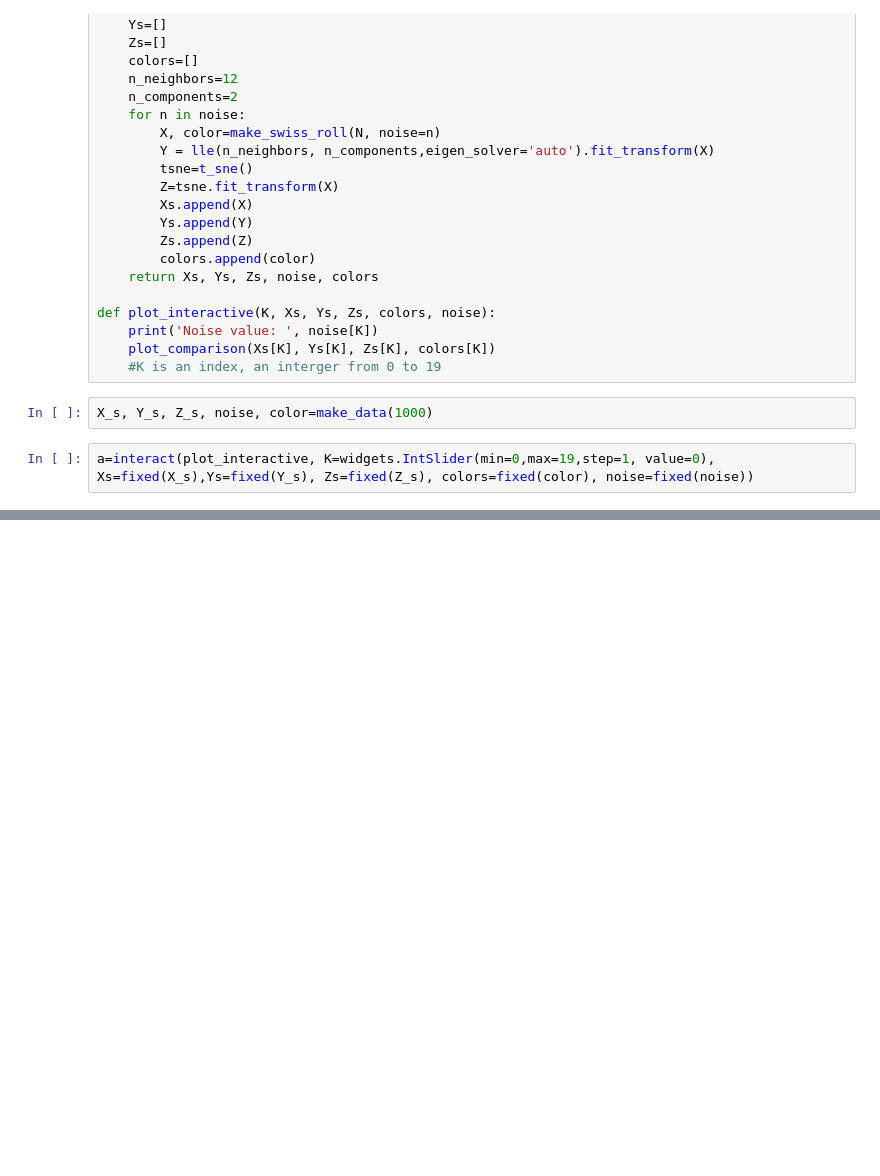
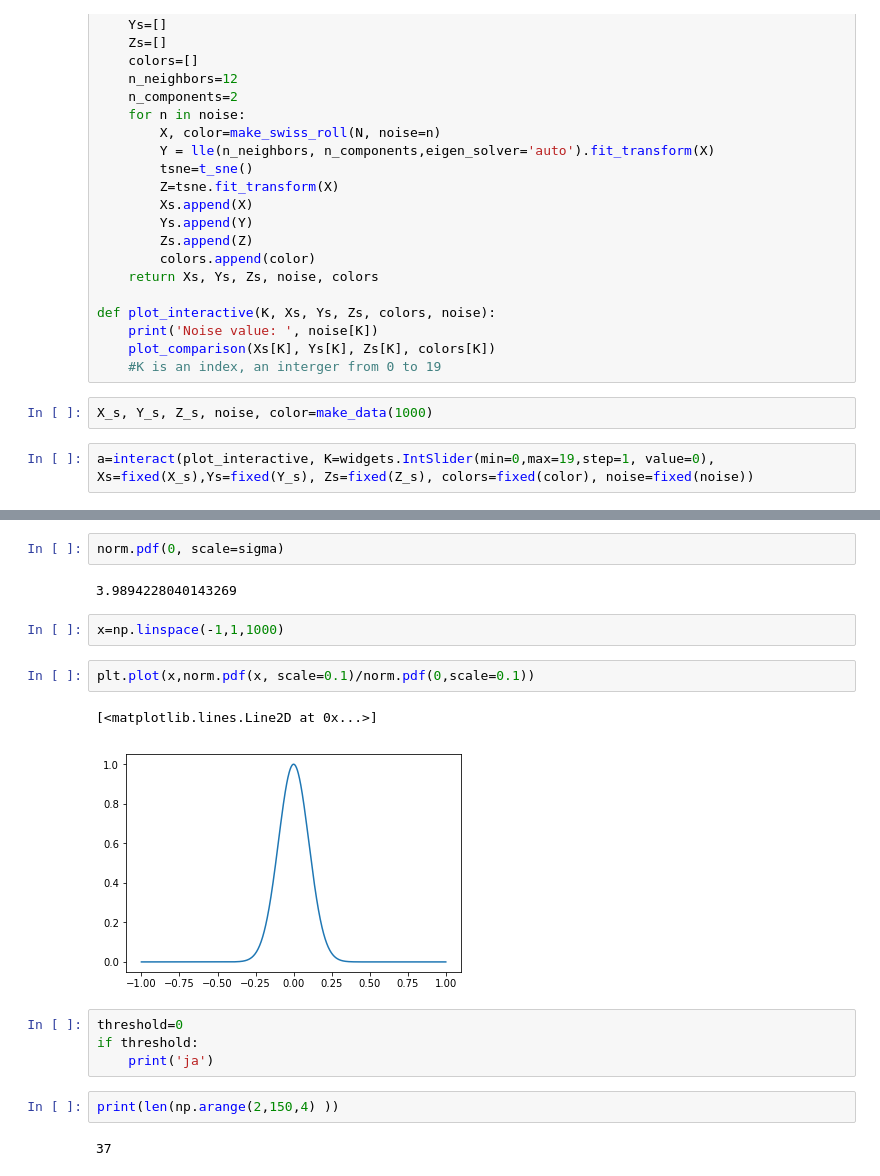
Before and after one commit to hbjornoy/t-SNE-vs-LLE, a Jupyter notebook: Hedda_Testing_101.ipynb, the cells around one changed output, grey strips where cells are left out. Drawn from its saved outputs; the diff is of its cells as text; blank space fills up the shorter version.

Commit message:
ryddet, fikset, lagd plott, osv

```diff
--- a/Hedda_Testing_101.ipynb
+++ b/Hedda_Testing_101.ipynb
@@ -130,0 +169,19 @@ a=interact(plot_interactive, K=widgets.IntSlider(min=0,max=19,step=1, value=0),
+# %%
+norm.pdf(0, scale=sigma)
+# %% [output]
+3.9894228040143269
+# %%
+x=np.linspace(-1,1,1000)
+# %%
+plt.plot(x,norm.pdf(x, scale=0.1)/norm.pdf(0,scale=0.1))
+# %% [output]
+[<matplotlib.lines.Line2D at 0x...>]
+[figure, added]
+# %%
+threshold=0
+if threshold:
+    print('ja')
+# %%
+print(len(np.arange(2,150,4) ))
+# %% [output]
+37
```
Also changed, not shown: parts of 3 cells of this notebook, 30 other files.
